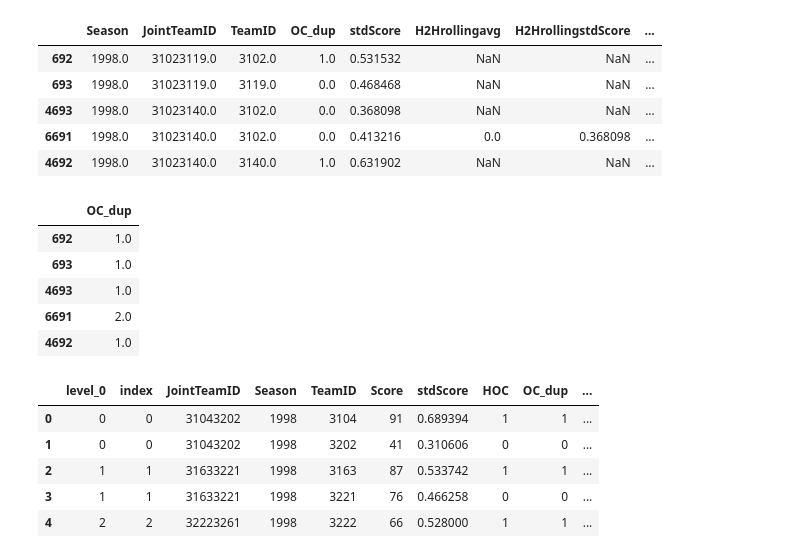
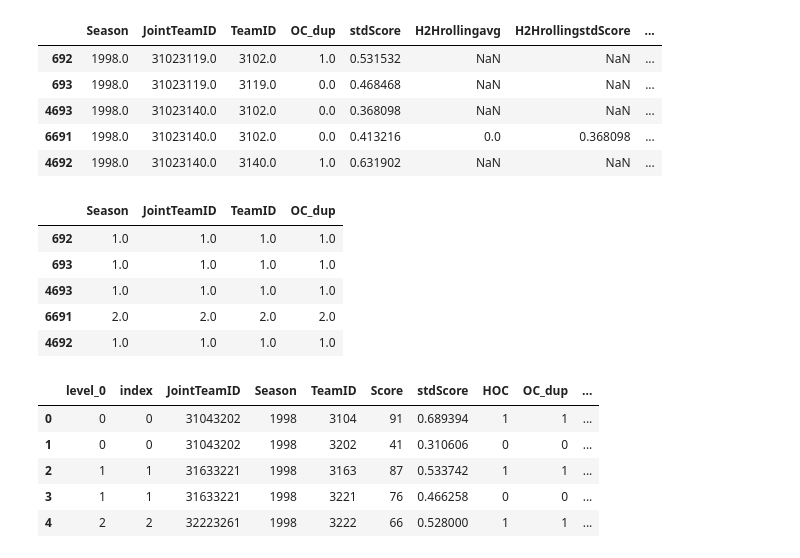
Before and after one commit to Dedomena-exerevnitis/mids-w207-kaggle, a Jupyter notebook: W207-Kaggle-Random-Forest.ipynb, the cells around one changed output. Drawn from its saved outputs; the diff is of its cells as text; code cells hidden in the pictures.

```diff
--- a/W207-Kaggle-Random-Forest.ipynb
+++ b/W207-Kaggle-Random-Forest.ipynb
@@ -357,13 +374,17 @@ def calc_league_elo_rating():
 preds = []
 w_elo = []
 l_elo = []
+win_team=[]
+loss_team=[]
+season_elo=[]
+index =[]
+game_type=[]
 
 current_season = 1998
 # Loop over all rows of the games dataframe
 for row in df_reg_tour_compact.itertuples():
 
     # Get key data from current row
-
     w = row.Team1
     l = row.Team2
     margin = row.margin
@@ -373,14 +394,17 @@ for row in df_reg_tour_compact.itertuples():
     wLeague = row.LeagueName1
     lLeague = row.LeagueName2
 
-
+    season_elo.append(season)
+    game_type.append(row.Game_Type)
+    win_team.append(w)
+    index.append(row.index)
+    loss_team.append(l)
     # Does either team get a home-court advantage?
     w_ad, l_ad, = 0., 0.
     if wloc == "H":
         w_ad += HOME_ADVANTAGE
     elif wloc == "A":
         l_ad += HOME_ADVANTAGE
-
 
     if (season == current_season):
 
@@ -413,5 +437,7 @@ for row in df_reg_tour_compact.itertuples():
 
     # Save prediction and new Elos for each round
 
-df_reg_tour_compact['elo1'] = w_elo
-df_reg_tour_compact['elo2'] = l_elo
+df_season_elo = pd.DataFrame({'Season':season_elo,'Index':index,'Game_Type':game_type,'Team1':win_team,'w_elo_reset':w_elo,'Team2':loss_team,'l_elo_reset':l_elo})
+
+#df_reg_tour_compact['elo1'] = w_elo
+#df_reg_tour_compact['elo2'] = l_elo
@@ -426,0 +452,3 @@ df_reg_tour_compact.tail()
+# %%
+df_reg_tour_compact['elodiff'] = df_reg_tour_compact['elo1'] - df_reg_tour_compact['elo2']
+df_reg_tour_compact.loc[(df_reg_tour_compact.Season<2018)&(df_reg_tour_compact.Game_Type=='T') & (df_reg_tour_compact.elodiff<-20)].sort_values(by=['elodiff'])
@@ -458,7 +505,7 @@ c.sort_values(by=['Season','DayNum','index','TeamID'],inplace=True)
 # %%
 c = c.reset_index(drop=True)
 # %%
-d = c[['Season','TeamID','rollingavg']].groupby(['Season','TeamID']).rolling(5, min_periods=1).mean().reset_index([0,1],drop=True)
+d = c[['Season','TeamID','rollingavg']].groupby(['Season','TeamID']).rolling(10, min_periods=1).mean().reset_index([0,1],drop=True)
 
 d.head()
 # %% [output]
@@ -491,3 +538,4 @@ rename(columns={'TeamID':'Team1','Score':'Score1','Loc':'Loc1','stdScore':'stdSc
 rename(columns={'TeamID':'Team2','Score':'Score2','stdScore':'stdScore2','TeamName':'TeamName2','LeagueName':'LeagueName2','OC':'OC2','rollingavg_final':'rollingavg_final2'}),on='index')
 # %%
 df_reg_tour_compact = pd.merge(df_reg_tour_compact,c[['index','rollingavg_final1','rollingavg_final2']],on='index')
+df_reg_tour_compact['rollingavgdiff'] = df_reg_tour_compact['rollingavg_final1'] - df_reg_tour_compact['rollingavg_final2']
@@ -593,12 +728,12 @@ d.head()
 e = c[['Season','JointTeamID','TeamID','OC_dup']].groupby(['Season','JointTeamID','TeamID']).rolling(5, min_periods=1).count()
 # %%
 
-f=e.reset_index([0,1,2],drop=True)[['OC_dup']]
+f=e.reset_index([0,1,2],drop=True)
 f.head()
 # %% [output]
-|  | OC_dup |
-| 692 | 1.0 |
-| 693 | 1.0 |
-| 4693 | 1.0 |
-| 6691 | 2.0 |
-| 4692 | 1.0 |
+|  | Season | JointTeamID | TeamID | OC_dup |
+| 692 | 1.0 | 1.0 | 1.0 | 1.0 |
+| 693 | 1.0 | 1.0 | 1.0 | 1.0 |
+| 4693 | 1.0 | 1.0 | 1.0 | 1.0 |
+| 6691 | 2.0 | 2.0 | 2.0 | 2.0 |
+| 4692 | 1.0 | 1.0 | 1.0 | 1.0 |
```
Also changed, not shown: parts of 136 cells of this notebook, 1 other file.
